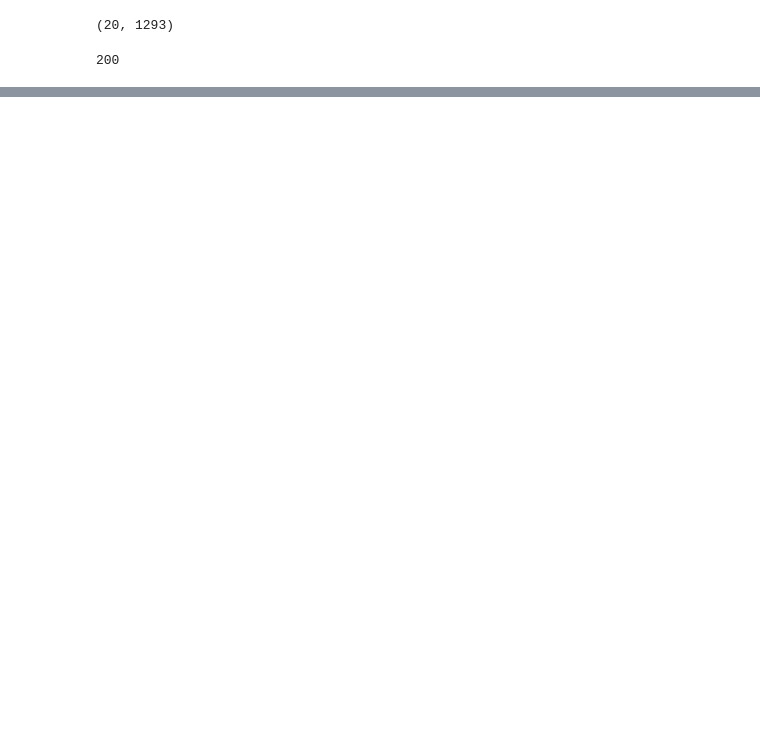
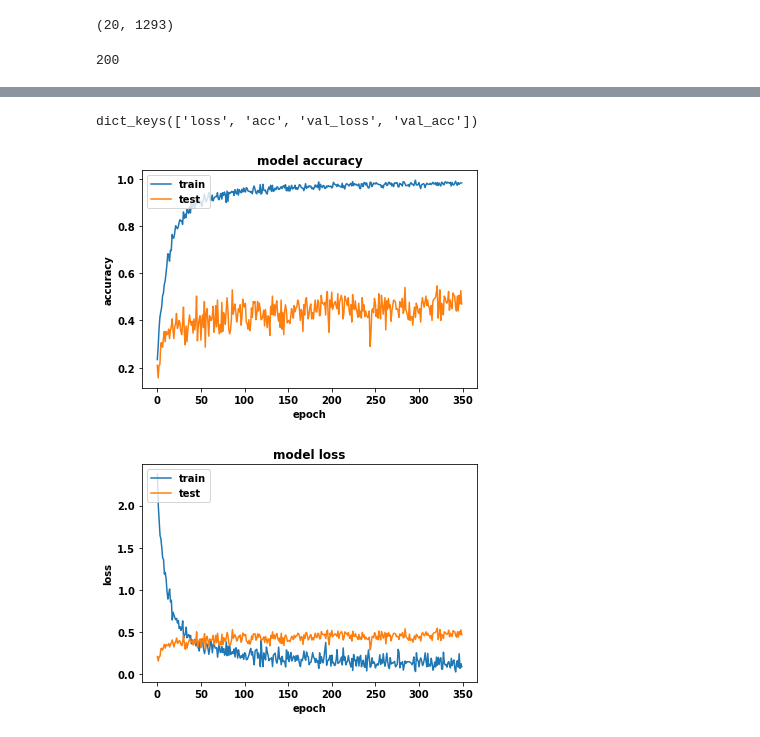
Before and after one commit to basu-a/Genre_-_Music_MFCC_Analysis, a Jupyter notebook: Machine_Learning_Project_CNN.ipynb, the cells around one changed output, grey strips where cells are left out. Saved outputs shown, nothing was run; the diff lists cells and outputs as text; code cells hidden in the pictures; blank space fills up the shorter version.

```diff
--- a/Machine_Learning_Project_CNN.ipynb
+++ b/Machine_Learning_Project_CNN.ipynb
@@ -283,0 +238,5 @@ Loss: 2.4951, accuracy: 0.4367
+# %%
+earlyStopping = EarlyStopping(monitor='acc', patience=75, mode='auto')
+checkpoint = ModelCheckpoint(datasets+'model_F-{epoch:03d}-{acc:03f}-{val_acc:03f}.h5', verbose=1, monitor='val_acc',save_best_only=True, mode='auto')
+logdir= datetime.now().strftime("%Y%m%d-%H%M%S")
+tensorboard_callback = keras.callbacks.TensorBoard(log_dir=logdir)
@@ -283,0 +256,8 @@ Loss: 2.4951, accuracy: 0.4367
+# %%
+test_labels_2 = [np.where(r==1)[0][0] for r in test_labels]
+train_labels_2 = [np.where(r==1)[0][0] for r in train_labels]
+# %%
+train_labels_2 = np.array(train_labels_2).reshape(700,1)
+test_labels_2 = np.array(test_labels_2).reshape(300,1)
+# %%
+history = model.fit(train_input, train_labels_2, epochs=350, batch_size=12, validation_data=(test_input, test_labels_2), callbacks=[tensorboard_callback, earlyStopping, checkpoint])
@@ -283,0 +284,24 @@ Loss: 2.4951, accuracy: 0.4367
+# %%
+print(history.history.keys())
+# summarize history for accuracy
+plt.rcParams["font.weight"] = "bold"
+plt.rcParams["axes.labelweight"] = "bold"
+plt.plot(history.history['acc'])
+plt.plot(history.history['val_acc'])
+plt.title('model accuracy', fontweight="bold")
+plt.ylabel('accuracy', fontweight="bold")
+plt.xlabel('epoch',fontweight="bold")
+plt.legend(['train', 'test'], loc='upper left')
+plt.show()
+# summarize history for loss
+plt.plot(history.history['loss'])
+plt.plot(history.history['val_acc'])
+plt.title('model loss', fontweight="bold")
+plt.ylabel('loss', fontweight="bold")
+plt.xlabel('epoch', fontweight="bold")
+plt.legend(['train', 'test'], loc='upper left')
+plt.show()
+# %% [output]
+dict_keys(['loss', 'acc', 'val_loss', 'val_acc'])
+[figure, added]
+[figure, added]
```
Also changed, not shown: parts of 20 cells of this notebook.
